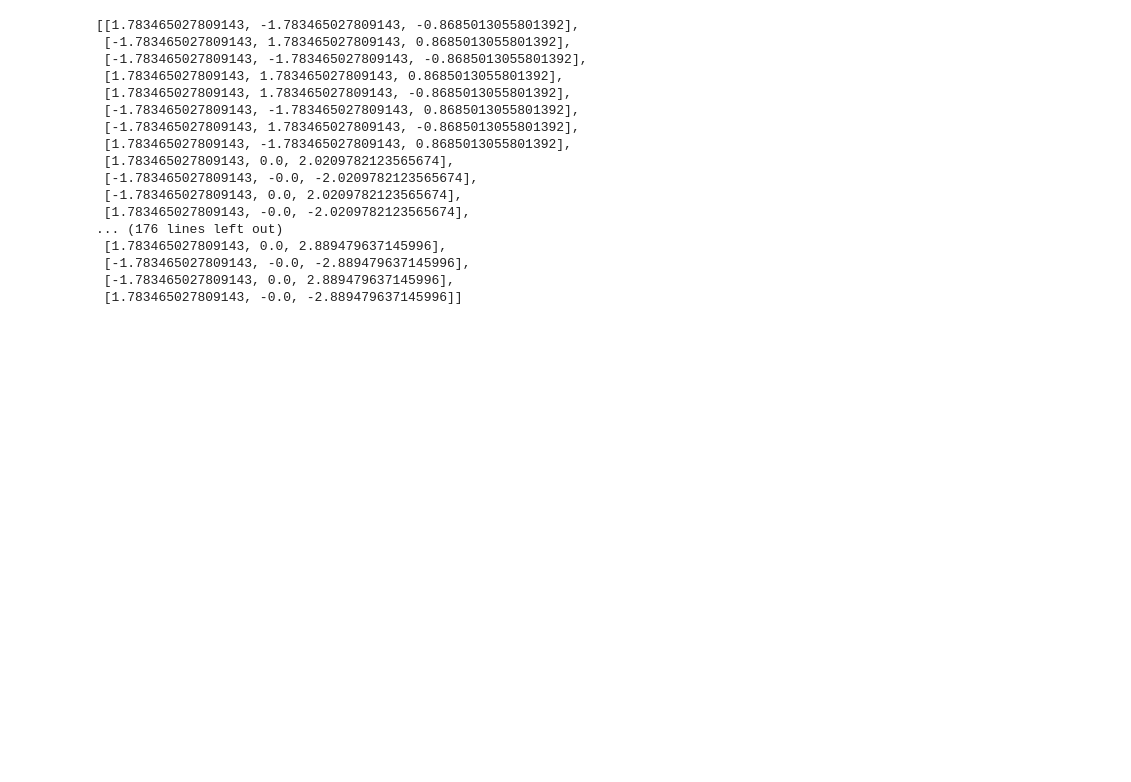
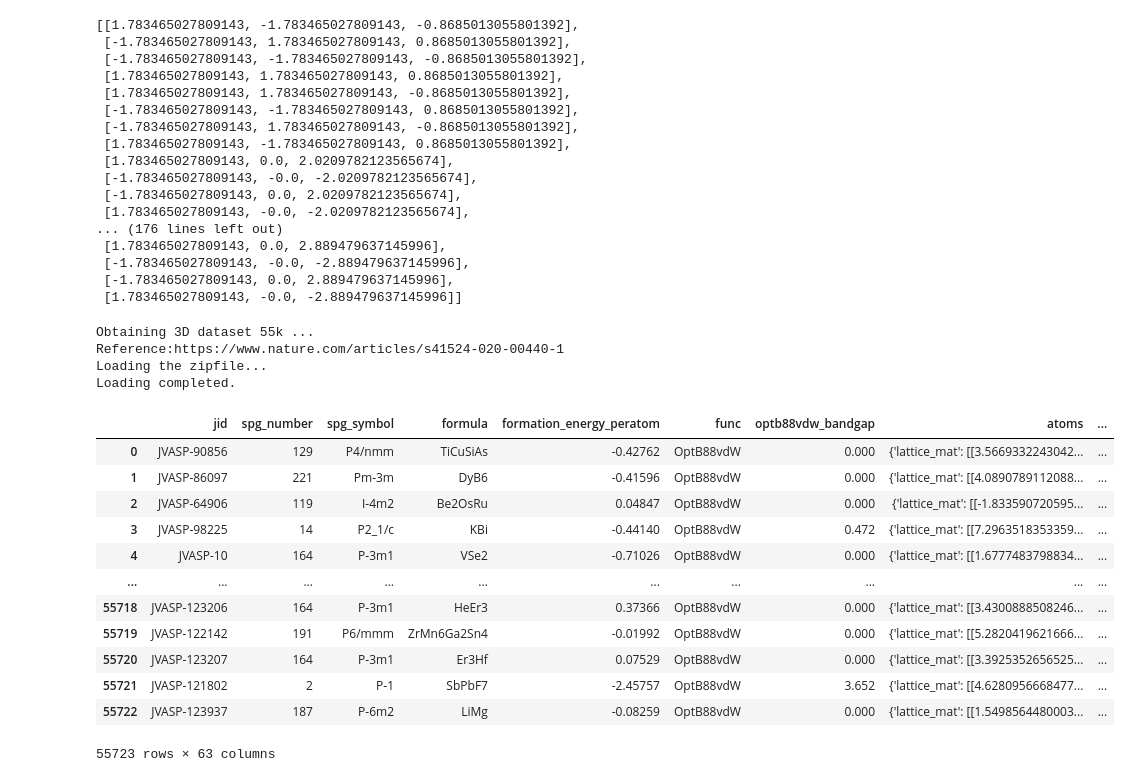
Before and after one commit to parkyjmit/CLaC, a Jupyter notebook: data/preprocess copy.ipynb, the cells around one changed output. Drawn from its saved outputs; the diff is of its cells as text; code cells hidden in the pictures; blank space fills up the shorter version.

```diff
--- a/data/preprocess copy.ipynb
+++ b/data/preprocess copy.ipynb
@@ -366,3 +366,26 @@ edge_feat.tolist()
  [-1.783465027809143, -0.0, -2.889479637145996],
  [-1.783465027809143, 0.0, 2.889479637145996],
  [1.783465027809143, -0.0, -2.889479637145996]]
+# %%
+from jarvis.db.figshare import data as jdata
+import pandas as pd
+data = pd.DataFrame(jdata('dft_3d_2021'))
+data
+# %% [output]
+Obtaining 3D dataset 55k ...
+Reference:https://www.nature.com/articles/s41524-020-00440-1
+Loading the zipfile...
+Loading completed.
+|  | jid | spg_number | spg_symbol | formula | formation_energy_peratom | func | optb88vdw_bandgap | atoms | ... |
+| 0 | JVASP-90856 | 129 | P4/nmm | TiCuSiAs | -0.42762 | OptB88vdW | 0.000 | {'lattice_mat': [[3.5669332243042... | ... |
+| 1 | JVASP-86097 | 221 | Pm-3m | DyB6 | -0.41596 | OptB88vdW | 0.000 | {'lattice_mat': [[4.0890789112088... | ... |
+| 2 | JVASP-64906 | 119 | I-4m2 | Be2OsRu | 0.04847 | OptB88vdW | 0.000 | {'lattice_mat': [[-1.833590720595... | ... |
+| 3 | JVASP-98225 | 14 | P2_1/c | KBi | -0.44140 | OptB88vdW | 0.472 | {'lattice_mat': [[7.2963518353359... | ... |
+| 4 | JVASP-10 | 164 | P-3m1 | VSe2 | -0.71026 | OptB88vdW | 0.000 | {'lattice_mat': [[1.6777483798834... | ... |
+| ... | ... | ... | ... | ... | ... | ... | ... | ... | ... |
+| 55718 | JVASP-123206 | 164 | P-3m1 | HeEr3 | 0.37366 | OptB88vdW | 0.000 | {'lattice_mat': [[3.4300888508246... | ... |
+| 55719 | JVASP-122142 | 191 | P6/mmm | ZrMn6Ga2Sn4 | -0.01992 | OptB88vdW | 0.000 | {'lattice_mat': [[5.2820419621666... | ... |
+| 55720 | JVASP-123207 | 164 | P-3m1 | Er3Hf | 0.07529 | OptB88vdW | 0.000 | {'lattice_mat': [[3.3925352656525... | ... |
+| 55721 | JVASP-121802 | 2 | P-1 | SbPbF7 | -2.45757 | OptB88vdW | 3.652 | {'lattice_mat': [[4.6280956668477... | ... |
+| 55722 | JVASP-123937 | 187 | P-6m2 | LiMg | -0.08259 | OptB88vdW | 0.000 | {'lattice_mat': [[1.5498564480003... | ... |
+55723 rows × 63 columns
```
Also changed, not shown: parts of 5 cells of this notebook, 27 other files.
